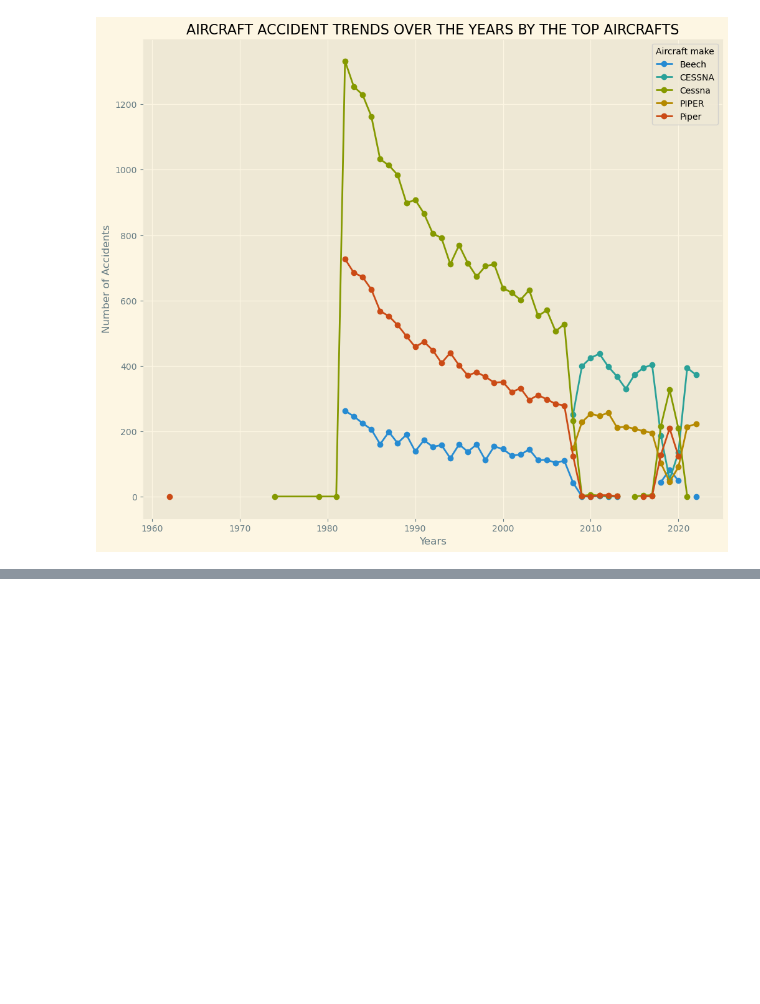
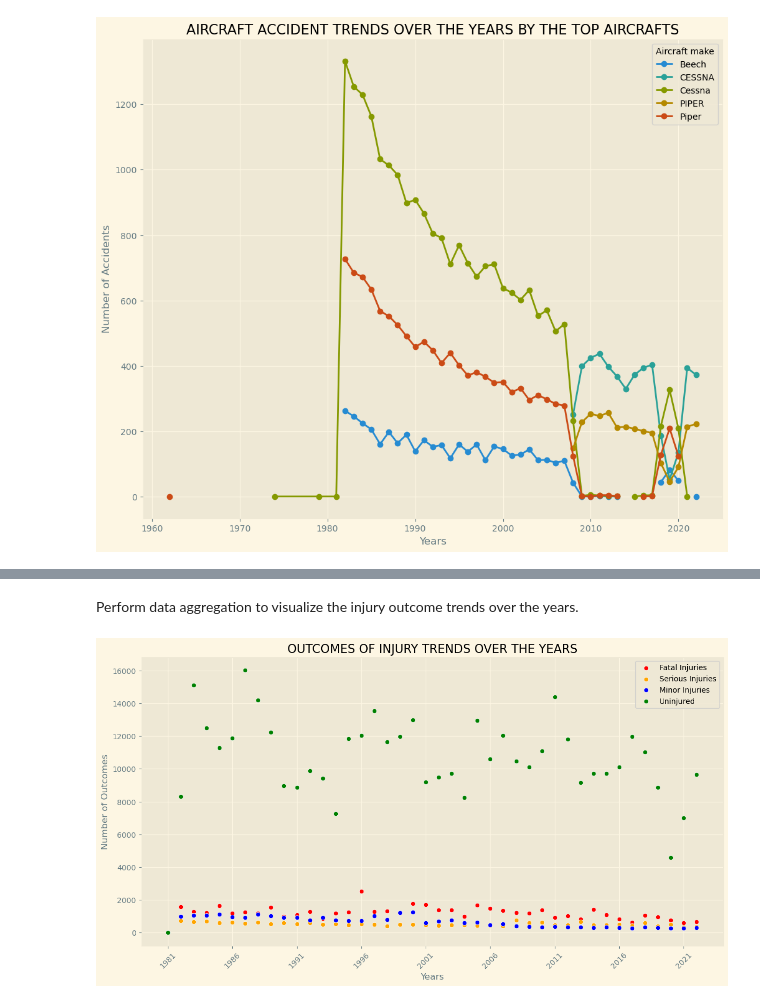
Before and after one commit to Victoria-ui227/Aviation-accidents-trends, a Jupyter notebook: aviation.ipynb, the cells around one changed output, grey strips where cells are left out. Cells and saved outputs as stored; diff of their text form; code cells hidden in the pictures; blank space fills up the shorter version.

```diff
--- a/aviation.ipynb
+++ b/aviation.ipynb
@@ -32,7 +30,7 @@ plt.style.available
 plt.style.use('Solarize_Light2')
 # %%
 #load the data
-aviation_df= pd.read_csv('Data/AviationData.csv', encoding= 'latin1', low_memory= False)
+aviation_df= pd.read_csv('data/AviationData.csv', encoding= 'latin1', low_memory= False)
 aviation_df
 # %% [output]
 |  | Event.Id | Investigation.Type | Accident.Number | Event.Date | Location | Country | Latitude | Longitude | ... |
@@ -175,0 +206,34 @@ From the plot, from 1980 to 2022, there has been a significant reduction in the
+# %% [markdown]
+Perform data aggregation to visualize the injury outcome trends over the years.
+# %%
+aviation_df['Event.Date']= pd.to_datetime(aviation_df['Event.Date'])
+# Count incidents per year
+aviation_df['Year'] = aviation_df['Event.Date'].dt.year
+aviation_df= aviation_df[aviation_df['Year']>=1980].copy()
+
+#replace NaN values with 0 for better visualization
+outcome_columns= ['Total.Fatal.Injuries', 'Total.Serious.Injuries', 'Total.Minor.Injuries', 'Total.Uninjured']
+aviation_df[outcome_columns]= aviation_df[outcome_columns].fillna(0)
+
+#aggregate injury outcomes per year
+outcome_trends = aviation_df.groupby('Year')[outcome_columns].sum().reset_index()
+# %%
+# Create Figure and Axes
+fig, ax = plt.subplots(figsize=(14, 7))
+
+# Scatter plot for each injury type
+sns.scatterplot(data=outcome_trends, x='Year', y='Total.Fatal.Injuries', color='red', label="Fatal Injuries", ax=ax)
+sns.scatterplot(data=outcome_trends, x='Year', y='Total.Serious.Injuries', color='orange', label="Serious Injuries", ax=ax)
+sns.scatterplot(data=outcome_trends, x='Year', y='Total.Minor.Injuries', color='blue', label="Minor Injuries", ax=ax)
+sns.scatterplot(data=outcome_trends, x='Year', y='Total.Uninjured', color='green', label="Uninjured", ax=ax)
+
+#labels and title
+ax.set_xlabel('Years')
+ax.set_ylabel('Number of Outcomes')
+ax.set_title('OUTCOMES OF INJURY TRENDS OVER THE YEARS')
+
+# Rotate x-axis labels for readability
+ax.set_xticks(range(aviation_df['Year'].min(), aviation_df['Year'].max(), 5))
+ax.set_xticklabels(ax.get_xticks(), rotation=45);
+# %% [output]
+[figure, added]
```
Also changed, not shown: parts of 35 cells of this notebook.
